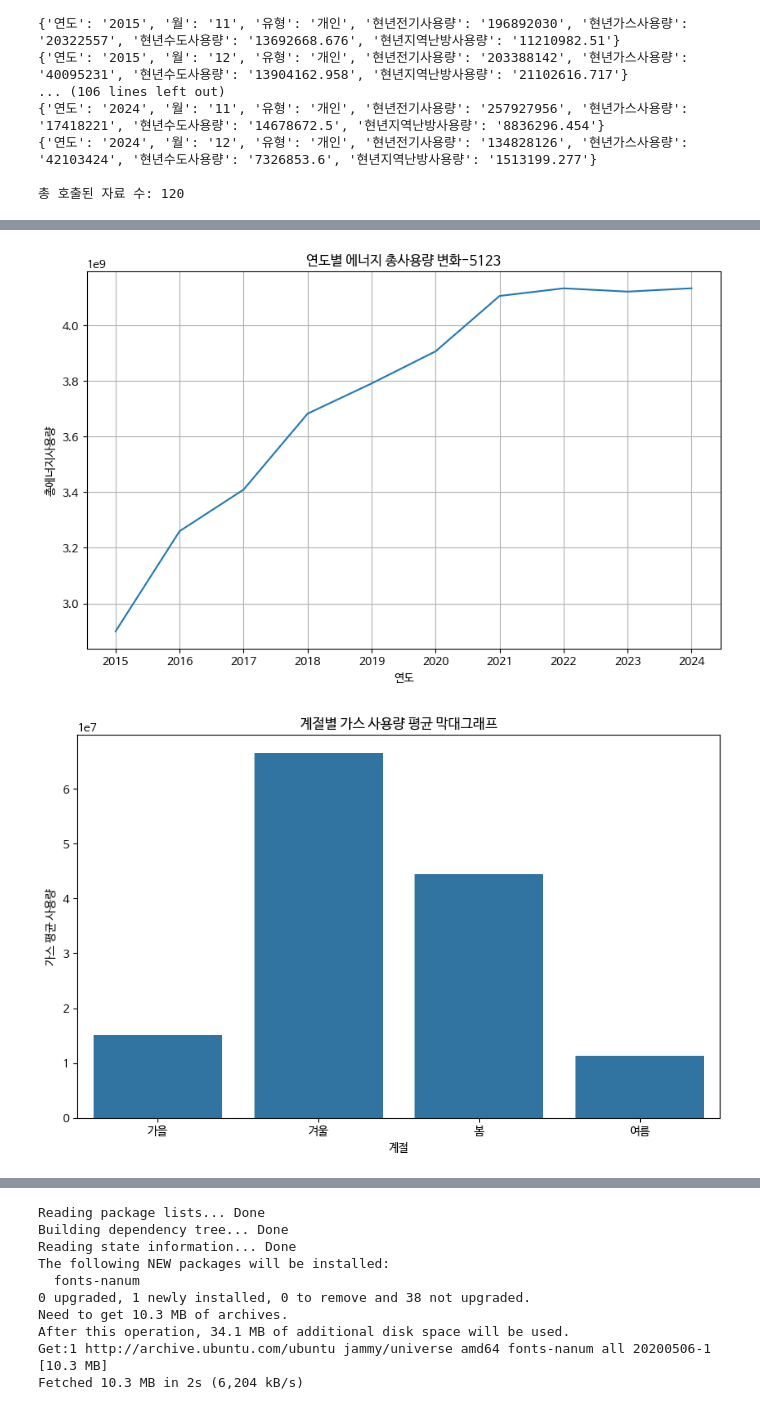
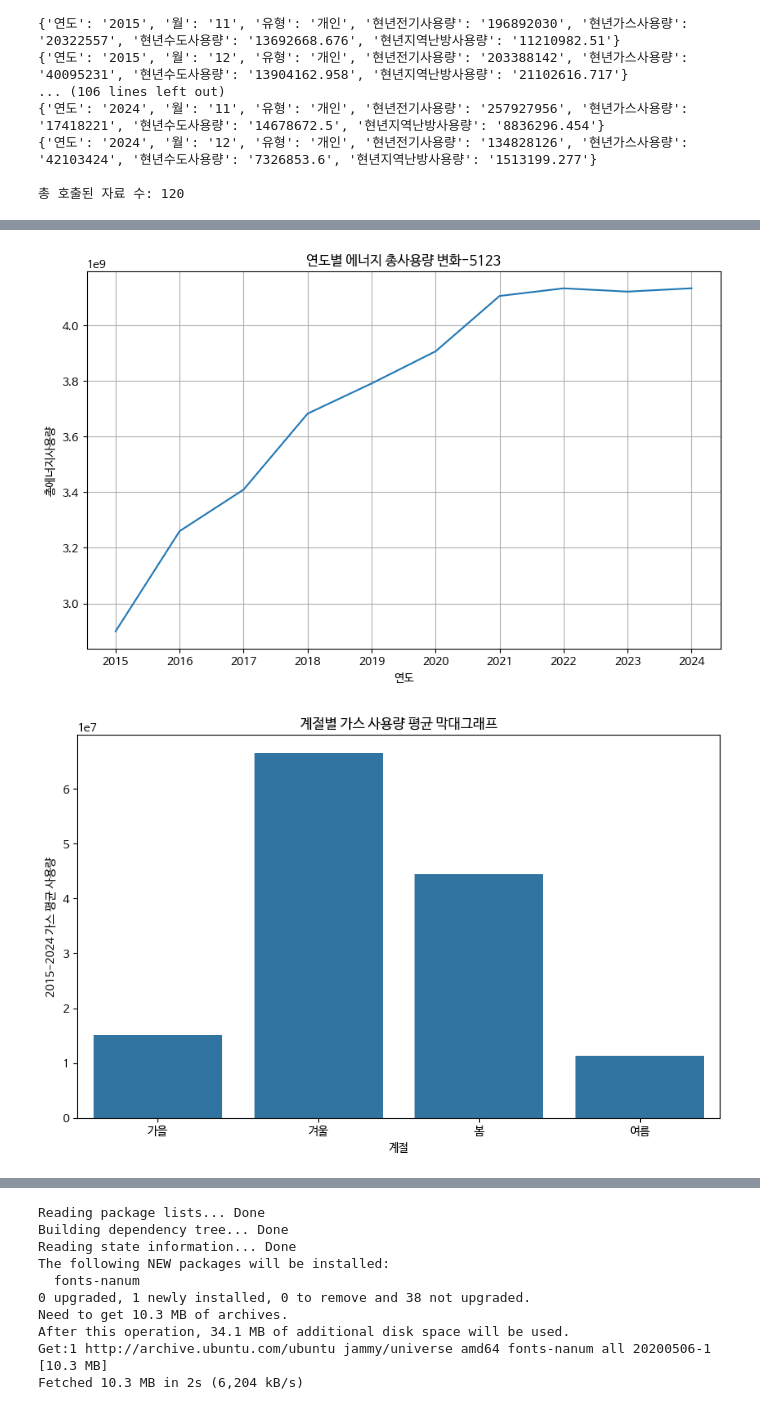
Before and after one commit to yangyu-jin/Data-Analysis-with-Open-Source, a Jupyter notebook: 오픈소스_데이터_분석_4강.ipynb, the cells around one changed output, grey strips where cells are left out. Saved outputs shown, nothing was run; the diff lists cells and outputs as text; code cells hidden in the pictures.

```diff
--- a/오픈소스_데이터_분석_4강.ipynb
+++ b/오픈소스_데이터_분석_4강.ipynb
@@ -656,36 +656,35 @@ plt.show()
 import seaborn as sns
 
 season_GUS = df.groupby('계절')['현년가스사용량'].mean().reset_index()
-season_GUS['season_name'] = season_GUS['계절'].map({
+season_GUS['season'] = season_GUS['계절'].map({
     0: '봄', 1: '여름', 2: '가을', 3: '겨울'
 })
-
 plt.figure(figsize = (10, 6))
 sns.barplot(x = '계절', y = '현년가스사용량', data = season_GUS)
 plt.title('계절별 가스 사용량 평균 막대그래프')
 plt.xlabel('계절')
-plt.ylabel('가스 평균 사용량')
+plt.ylabel('2015-2024 가스 평균 사용량')
 plt.show()
 
 print(season_GUS.head())
 print(season_GUS.columns)
 # %% [output]
 총 호출된 자료 수: 120
 
  필터링된 데이터 (DataFrame 형태):
 계절   연도  월 유형     현년전기사용량      현년가스사용량      현년수도사용량    현년지역난방사용량
 겨울 2015 01 개인 193784708.0 59133720.000 12819757.886 2.274084e+07
 겨울 2015 02 개인 189974230.0 56487358.000 12656888.218 1.879332e+07
  봄 2015 03 개인 175215719.0 49984873.000 12655474.249 1.382635e+07
  봄 2015 04 개인 183891769.0 37306841.000 12954773.246 5.836003e+06
  봄 2015 05 개인 177289769.0 22060892.000 13086734.214 1.320896e+06
 여름 2015 06 개인 186073153.0 12677645.000 14241651.402 2.943126e+05
 여름 2015 07 개인 165114568.0  8893640.000 12083879.038 7.028636e+05
 여름 2015 08 개인 242000479.0  7619018.000 15164553.742 4.602890e+05
 ... (108 lines left out)
 가을 2024 09 개인 409872908.0  5729131.000 15143321.600 3.420507e+06
 가을 2024 10 개인 282268119.0  8233421.000 15297669.900 2.695491e+06
 가을 2024 11 개인 257927956.0 17418221.000 14678672.500 8.836296e+06
 겨울 2024 12 개인 134828126.0 42103424.000  7326853.600 1.513199e+06
 [figure]
-[figure, old version]
+[figure, new version]
```
Also changed, not shown: parts of 1 cell of this notebook.
